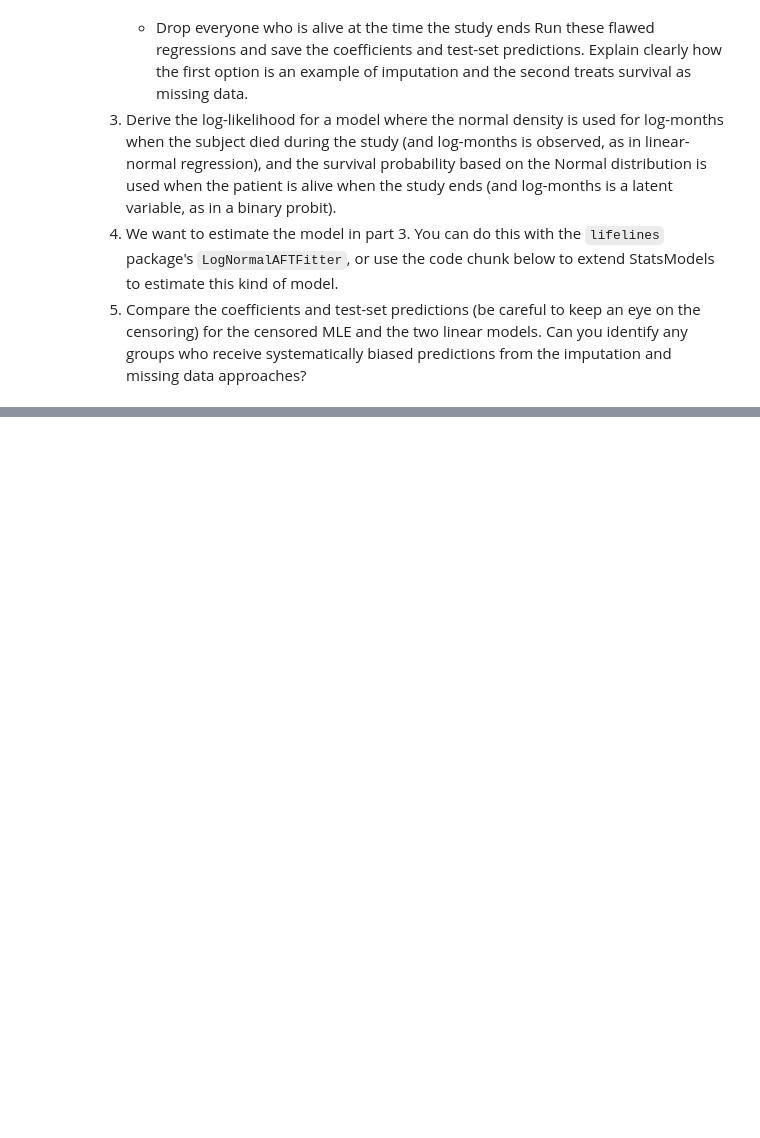
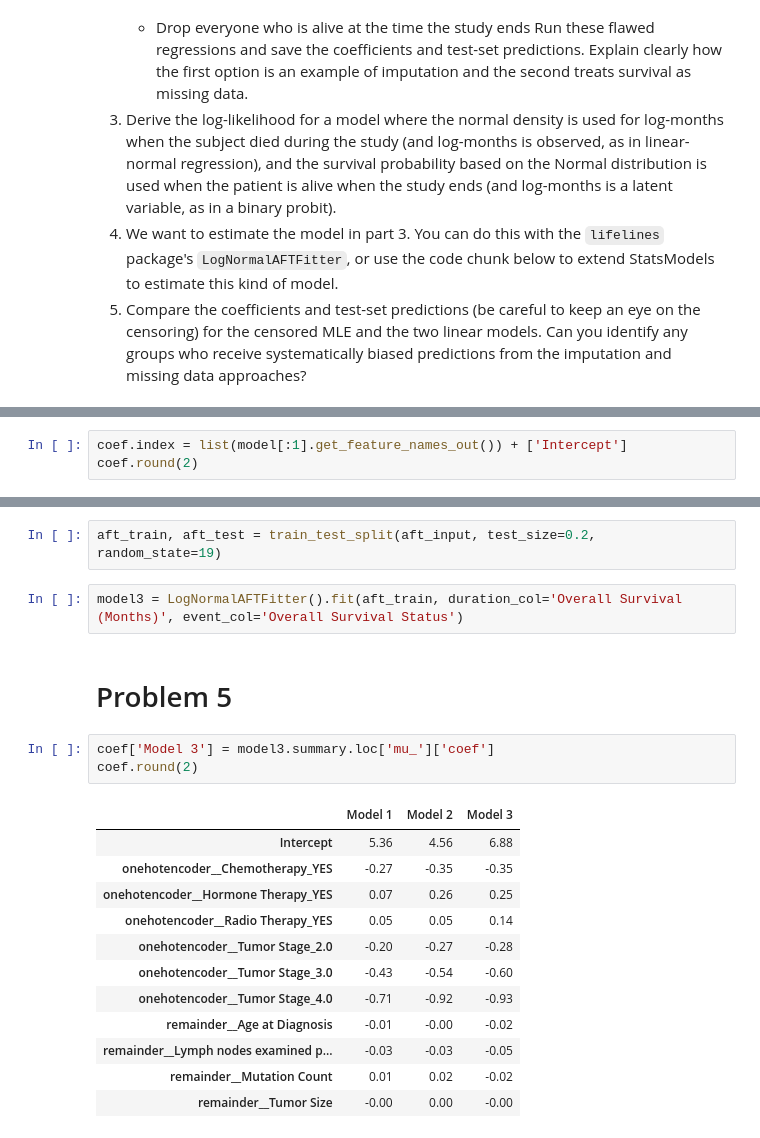
Before and after one commit to wesleyfletcher/UU_F26_templates, a Jupyter notebook: Week12/Lab10_survival_lab.ipynb, the cells around one changed output, grey strips where cells are left out. Drawn from its saved outputs; the diff is of its cells as text; blank space fills up the shorter version.

```diff
--- a/Week12/Lab10_survival_lab.ipynb
+++ b/Week12/Lab10_survival_lab.ipynb
@@ -58,0 +122,3 @@ print(mle.summary())
+# %%
+coef.index = list(model[:1].get_feature_names_out()) + ['Intercept']
+coef.round(2)
@@ -58,0 +188,22 @@ print(mle.summary())
+# %%
+aft_train, aft_test = train_test_split(aft_input, test_size=0.2, random_state=19)
+# %%
+model3 = LogNormalAFTFitter().fit(aft_train, duration_col='Overall Survival (Months)', event_col='Overall Survival Status')
+# %% [markdown]
+# Problem 5
+# %%
+coef['Model 3'] = model3.summary.loc['mu_']['coef']
+coef.round(2)
+# %% [output]
+|  | Model 1 | Model 2 | Model 3 |
+| Intercept | 5.36 | 4.56 | 6.88 |
+| onehotencoder__Chemotherapy_YES | -0.27 | -0.35 | -0.35 |
+| onehotencoder__Hormone Therapy_YES | 0.07 | 0.26 | 0.25 |
+| onehotencoder__Radio Therapy_YES | 0.05 | 0.05 | 0.14 |
+| onehotencoder__Tumor Stage_2.0 | -0.20 | -0.27 | -0.28 |
+| onehotencoder__Tumor Stage_3.0 | -0.43 | -0.54 | -0.60 |
+| onehotencoder__Tumor Stage_4.0 | -0.71 | -0.92 | -0.93 |
+| remainder__Age at Diagnosis | -0.01 | -0.00 | -0.02 |
+| remainder__Lymph nodes examined p... | -0.03 | -0.03 | -0.05 |
+| remainder__Mutation Count | 0.01 | 0.02 | -0.02 |
+| remainder__Tumor Size | -0.00 | 0.00 | -0.00 |
```
Also changed, not shown: parts of 24 cells of this notebook.
